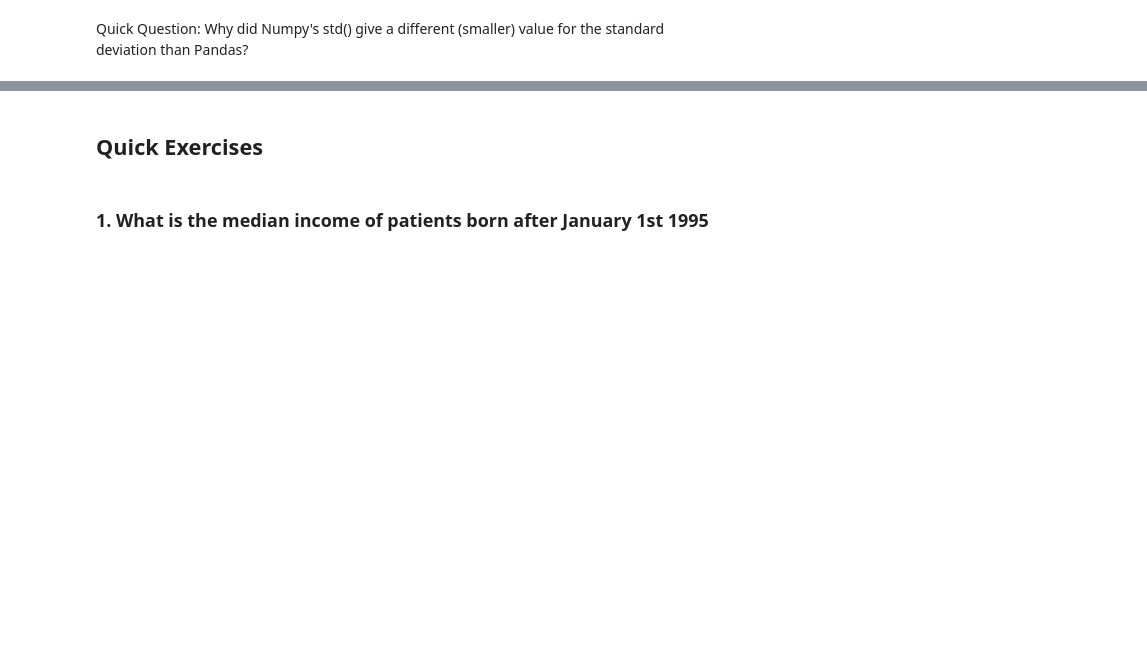
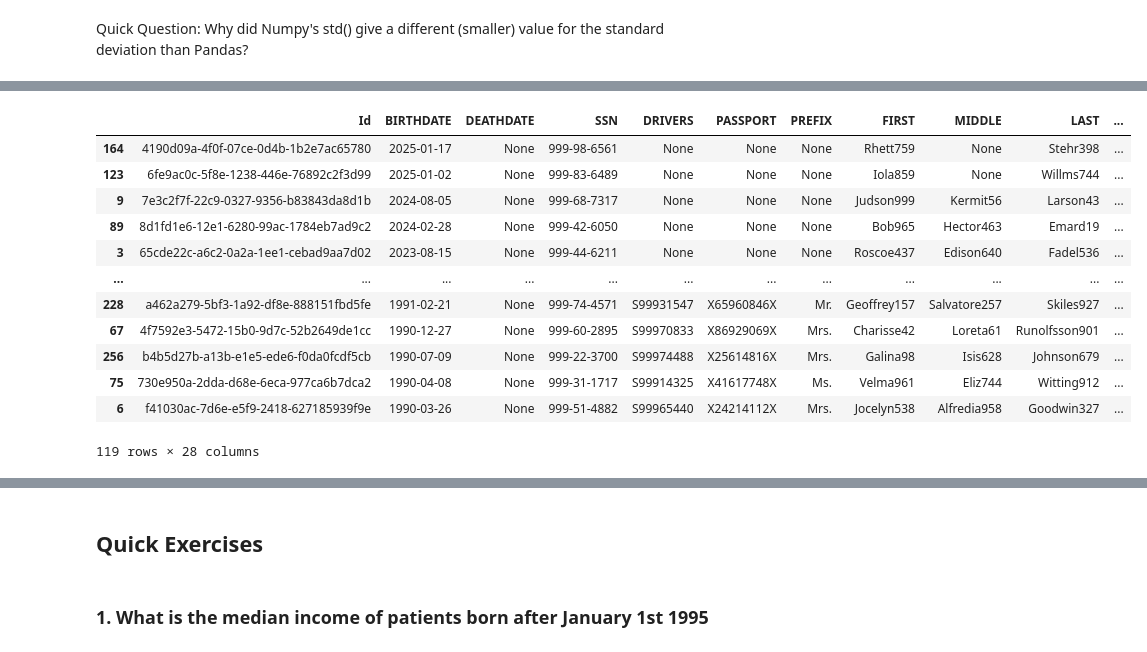
Before and after one commit to btwooton/arch_workshop_data_wrangling1_ws9, a Jupyter notebook: ws9_hands_on.ipynb, the cells around one changed output, grey strips where cells are left out. Saved outputs shown, nothing was run; the diff lists cells and outputs as text; code cells hidden in the pictures; blank space fills up the shorter version.

```diff
--- a/ws9_hands_on.ipynb
+++ b/ws9_hands_on.ipynb
@@ -82,2 +337,19 @@ patients_ma[patients_ma['BIRTHDATE'] >= '1990-01-01'].sort_values(by='BIRTHDATE'
+# %%
+# do the same, but sort in decreasing order by birthdate
+patients_ma.query('BIRTHDATE >= "1990-01-01"').sort_values(by='BIRTHDATE', ascending=False)
+# %% [output]
+|  | Id | BIRTHDATE | DEATHDATE | SSN | DRIVERS | PASSPORT | PREFIX | FIRST | MIDDLE | LAST | ... |
+| 164 | 4190d09a-4f0f-07ce-0d4b-1b2e7ac65780 | 2025-01-17 | None | 999-98-6561 | None | None | None | Rhett759 | None | Stehr398 | ... |
+| 123 | 6fe9ac0c-5f8e-1238-446e-76892c2f3d99 | 2025-01-02 | None | 999-83-6489 | None | None | None | Iola859 | None | Willms744 | ... |
+| 9 | 7e3c2f7f-22c9-0327-9356-b83843da8d1b | 2024-08-05 | None | 999-68-7317 | None | None | None | Judson999 | Kermit56 | Larson43 | ... |
+| 89 | 8d1fd1e6-12e1-6280-99ac-1784eb7ad9c2 | 2024-02-28 | None | 999-42-6050 | None | None | None | Bob965 | Hector463 | Emard19 | ... |
+| 3 | 65cde22c-a6c2-0a2a-1ee1-cebad9aa7d02 | 2023-08-15 | None | 999-44-6211 | None | None | None | Roscoe437 | Edison640 | Fadel536 | ... |
+| ... | ... | ... | ... | ... | ... | ... | ... | ... | ... | ... | ... |
+| 228 | a462a279-5bf3-1a92-df8e-888151fbd5fe | 1991-02-21 | None | 999-74-4571 | S99931547 | X65960846X | Mr. | Geoffrey157 | Salvatore257 | Skiles927 | ... |
+| 67 | 4f7592e3-5472-15b0-9d7c-52b2649de1cc | 1990-12-27 | None | 999-60-2895 | S99970833 | X86929069X | Mrs. | Charisse42 | Loreta61 | Runolfsson901 | ... |
+| 256 | b4b5d27b-a13b-e1e5-ede6-f0da0fcdf5cb | 1990-07-09 | None | 999-22-3700 | S99974488 | X25614816X | Mrs. | Galina98 | Isis628 | Johnson679 | ... |
+| 75 | 730e950a-2dda-d68e-6eca-977ca6b7dca2 | 1990-04-08 | None | 999-31-1717 | S99914325 | X41617748X | Ms. | Velma961 | Eliz744 | Witting912 | ... |
+| 6 | f41030ac-7d6e-e5f9-2418-627185939f9e | 1990-03-26 | None | 999-51-4882 | S99965440 | X24214112X | Mrs. | Jocelyn538 | Alfredia958 | Goodwin327 | ... |
+119 rows × 28 columns
 # %% [markdown]
 ### Assigning New Columns/Variables
```
Also changed, not shown: parts of 51 cells of this notebook.
